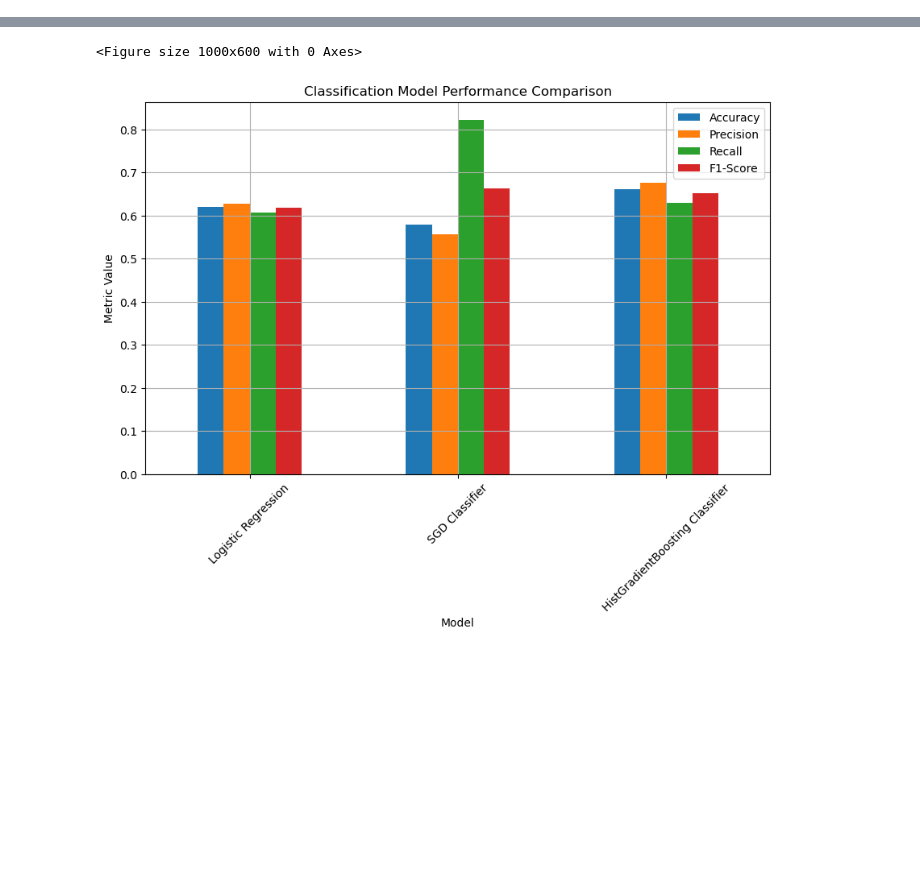
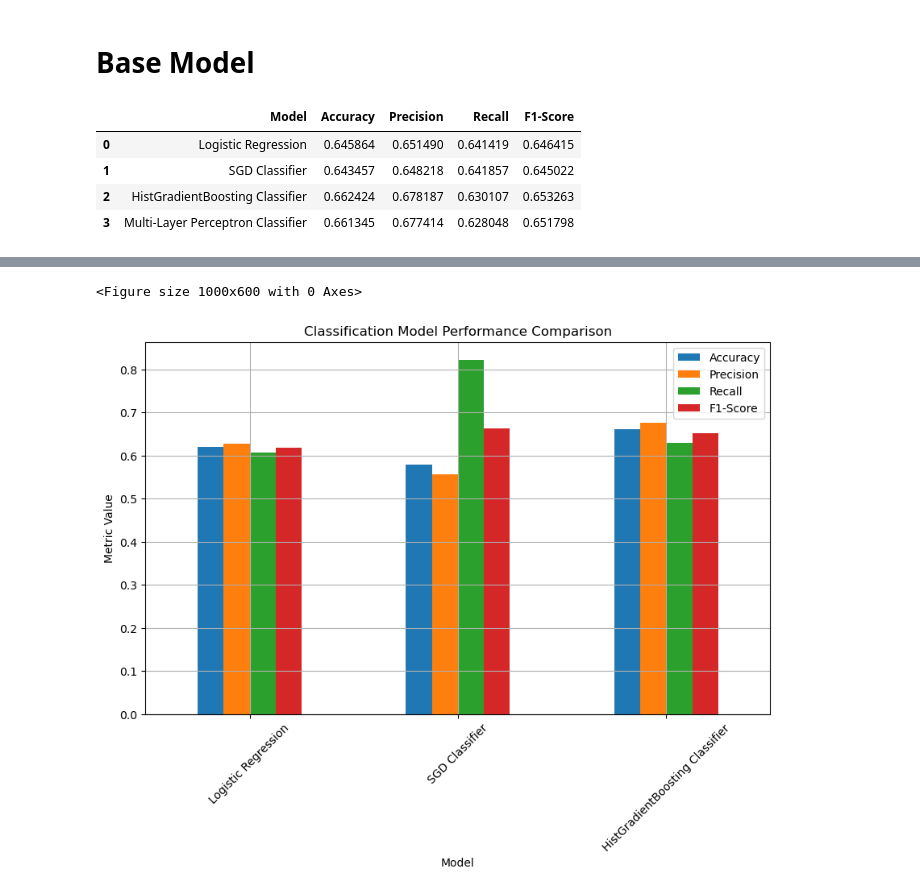
Before and after one commit to ekrichards/DSC288R_Capstone, a Jupyter notebook: notebooks/Classification.ipynb, the cells around one changed output, grey strips where cells are left out. Drawn from its saved outputs; the diff is of its cells as text; code cells hidden in the pictures; blank space fills up the shorter version.

```diff
--- a/notebooks/Classification.ipynb
+++ b/notebooks/Classification.ipynb
@@ -52,3 +59,13 @@ for model_name, file in classification_models.items():
 
 # Convert to DataFrame and display
 df_classification = pd.DataFrame(classification_results)
+# %% [markdown]
+# Base Model
+# %%
+df_classification
+# %% [output]
+|  | Model | Accuracy | Precision | Recall | F1-Score |
+| 0 | Logistic Regression | 0.645864 | 0.651490 | 0.641419 | 0.646415 |
+| 1 | SGD Classifier | 0.643457 | 0.648218 | 0.641857 | 0.645022 |
+| 2 | HistGradientBoosting Classifier | 0.662424 | 0.678187 | 0.630107 | 0.653263 |
+| 3 | Multi-Layer Perceptron Classifier | 0.661345 | 0.677414 | 0.628048 | 0.651798 |
```
Also changed, not shown: parts of 4 cells of this notebook, 3 other files.
